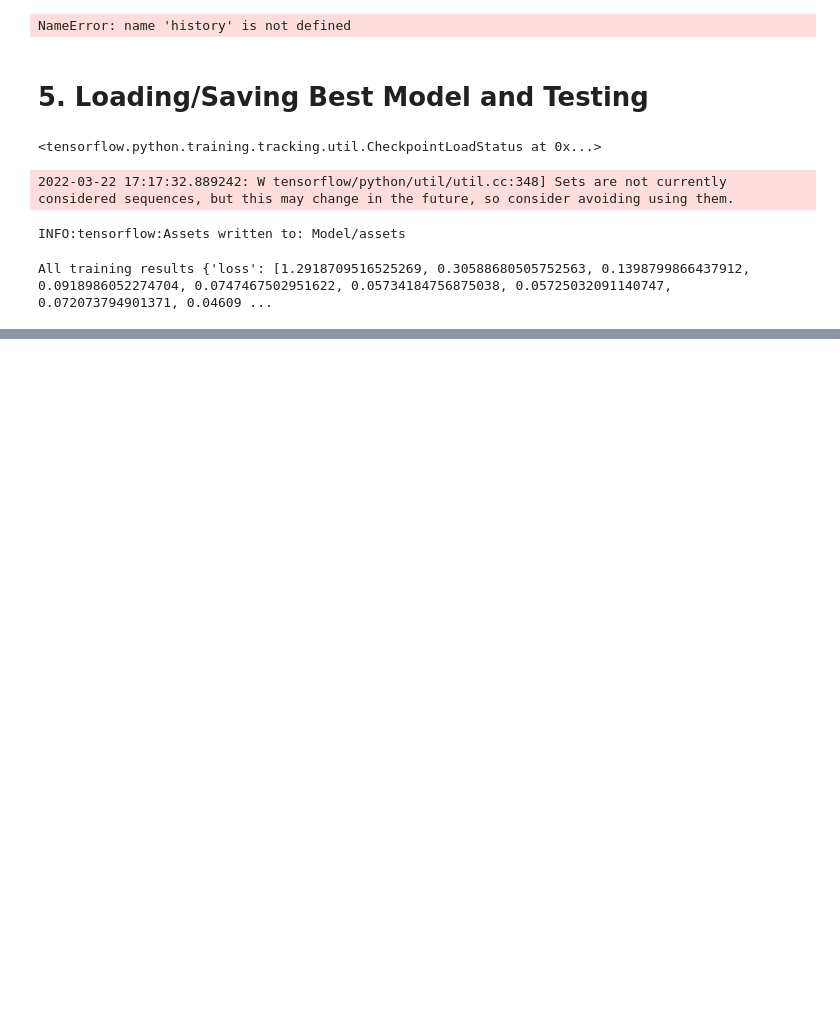
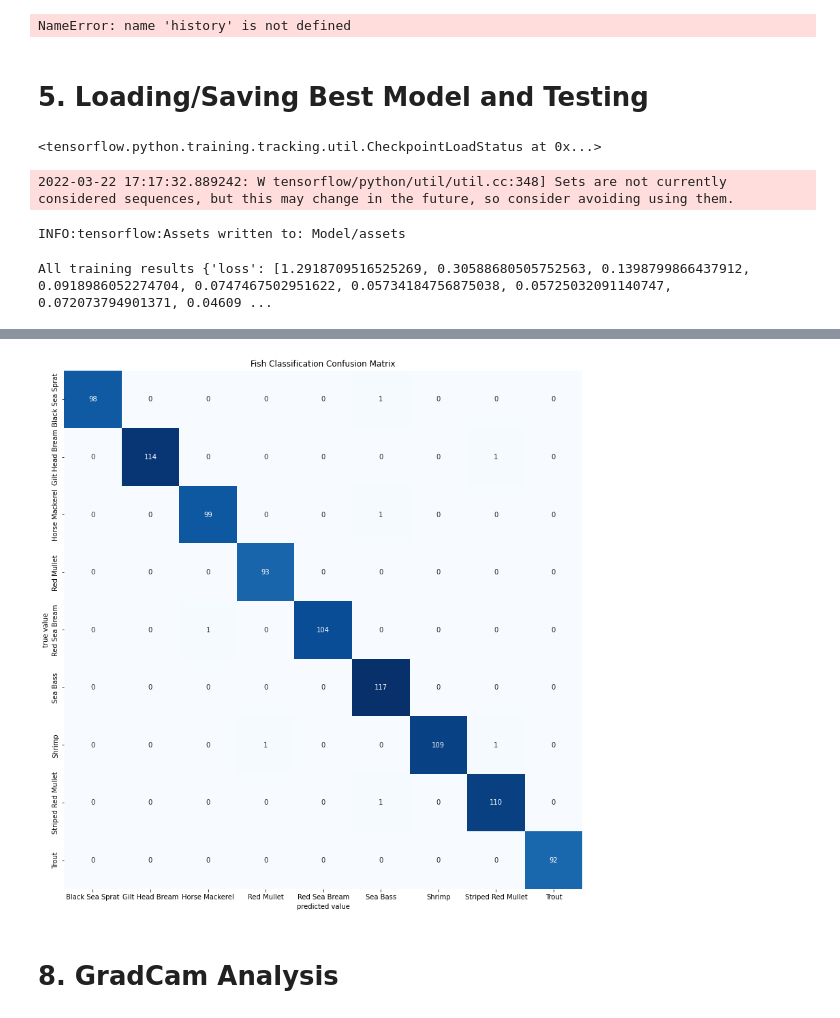
Before and after one commit to zseddek/ENEL645_FinalProject_FishClassification, a Jupyter notebook: Scripts/FishClassification_CUSTOM.ipynb, the cells around one changed output, grey strips where cells are left out. Saved outputs shown, nothing was run; the diff lists cells and outputs as text; code cells hidden in the pictures; blank space fills up the shorter version.

```diff
--- a/Scripts/FishClassification_CUSTOM.ipynb
+++ b/Scripts/FishClassification_CUSTOM.ipynb
@@ -107,7 +108,7 @@ test_images = image_generator.flow_from_dataframe(
     color_mode='rgb',
     class_mode='categorical',
     batch_size=32,
-    shuffle=True,
+    shuffle=False,
     seed=42
 )
 # %% [output]
@@ -325,0 +365,7 @@ Test Accuracy: 99.26%
+# %%
+pred_labels_num = np.argmax(model.predict(test_images), axis=1)
+# %%
+labels_dic = dict(zip(list(range(0,9)), list(train_images.class_indices.keys())))
+# %%
+pred_labels = [labels_dic.get(x) for x in pred_labels_num]
+true_labels = [labels_dic.get(x) for x in test_images.labels]
@@ -325,0 +391,15 @@ Test Accuracy: 99.26%
+# %%
+from sklearn.metrics import confusion_matrix
+
+matrix = confusion_matrix(true_labels, pred_labels, labels=list(train_images.class_indices.keys()))
+plt.subplots(figsize=[14,14])
+sb.heatmap(matrix, xticklabels=list(train_images.class_indices.keys()),
+            yticklabels=list(train_images.class_indices.keys()),
+            square=True, annot=True, cbar=False, fmt='d', cmap='Blues')
+plt.xlabel('predicted value')
+plt.ylabel('true value')
+plt.title(label = "Fish Classification Confusion Matrix");
+# %% [output]
+[figure, added]
+# %% [markdown]
+# 8. GradCam Analysis
```
Also changed, not shown: parts of 10 cells of this notebook.
